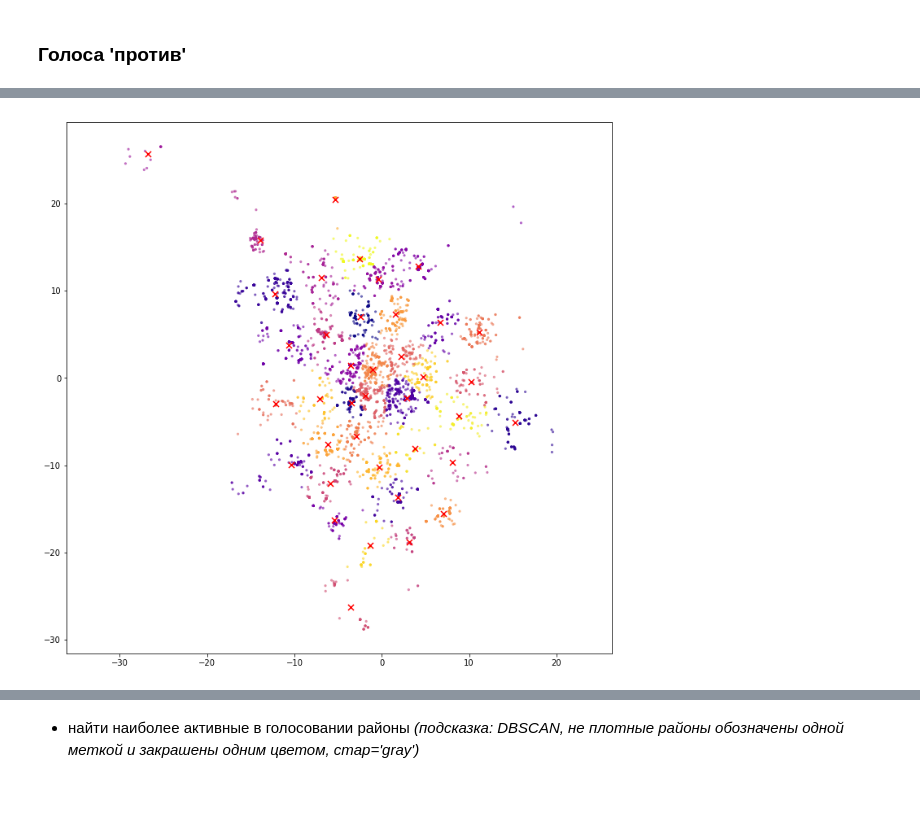
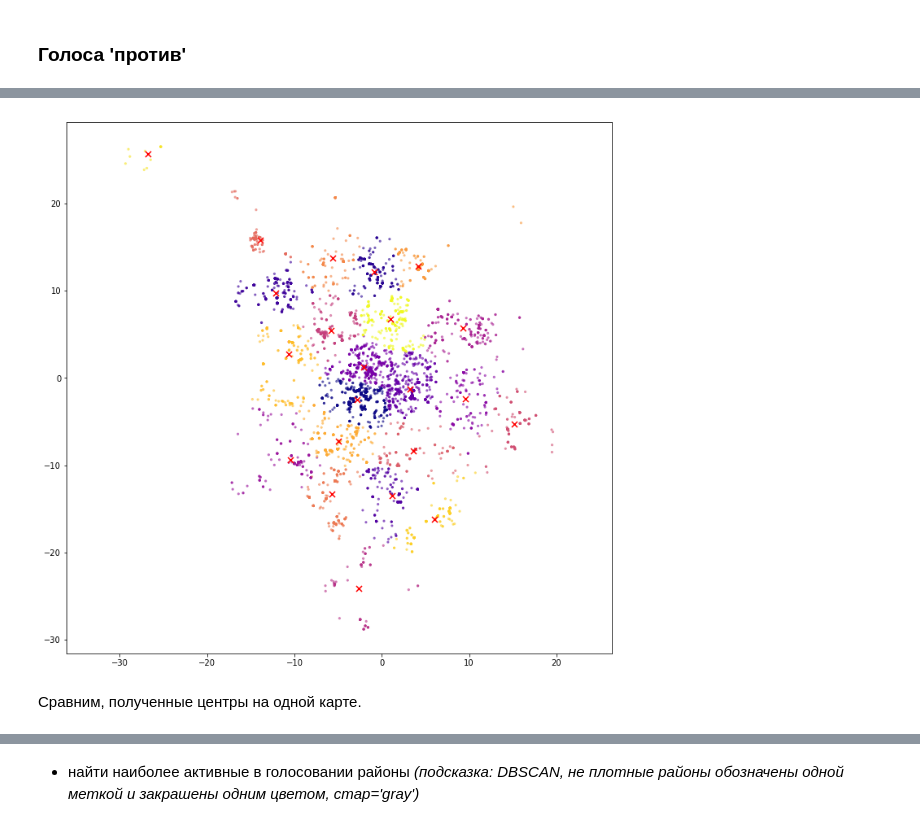
Before and after one commit to SergeyYVP/Machine_learning, a Jupyter notebook: 2. homework clustering.ipynb, the cells around one changed output, grey strips where cells are left out. Cells and saved outputs as stored; diff of their text form; code cells hidden in the pictures; blank space fills up the shorter version.

```diff
--- a/2. homework clustering.ipynb
+++ b/2. homework clustering.ipynb
@@ -251,0 +298,4 @@ diff_r = diff[1:] / diff[:-1]
+# %%
+# вторая производная от полинома
+sec_derivative = np.polyder(poly, 2)
+sec_derivative
@@ -251,0 +308,3 @@ diff_r = diff[1:] / diff[:-1]
+# %%
+k_opt = int(np.round(-sec_derivative[0]/sec_derivative[1]))
+k_opt
@@ -255,14 +320,13 @@ ax = plt.plot(ks[1:-1], diff_r)
-# %%
-k_opt = ks[np.argmin(diff_r)+1]
-k_opt
 # %%
-clt_kmeans = KMeans(n_clusters=k_opt)
-clusters = clt_kmeans.fit_predict(X_neg_vote)
-centers = clt_kmeans.cluster_centers_
+clf_kmeans = KMeans(n_clusters=k_opt, n_init=50, n_jobs=-1)
+clusters_neg = clf_kmeans.fit_predict(X_neg_vote)
+centers_neg = clf_kmeans.cluster_centers_
 # %%
 fig = plt.figure(figsize=(12,12))
-ax = plt.scatter(x=X_neg_vote['x_km'], y=X_neg_vote['y_km'], c=clusters, s=5, cmap='plasma', alpha=0.5)
-ax_2 = plt.scatter(centers[:, 0], centers[:, 1], s=50, c='r', marker='x')
+ax = plt.scatter(x=X_neg_vote['x_km'], y=X_neg_vote['y_km'], c=clusters_neg, s=5, cmap='plasma', alpha=0.5)
+ax_2 = plt.scatter(centers_neg[:, 0], centers_neg[:, 1], s=50, c='r', marker='x')
 _ = plt.axis('equal')
 # %% [output]
-[figure, old version]
+[figure, new version]
+# %% [markdown]
+Сравним, полученные центры на одной карте.
```
Also changed, not shown: parts of 39 cells of this notebook.
